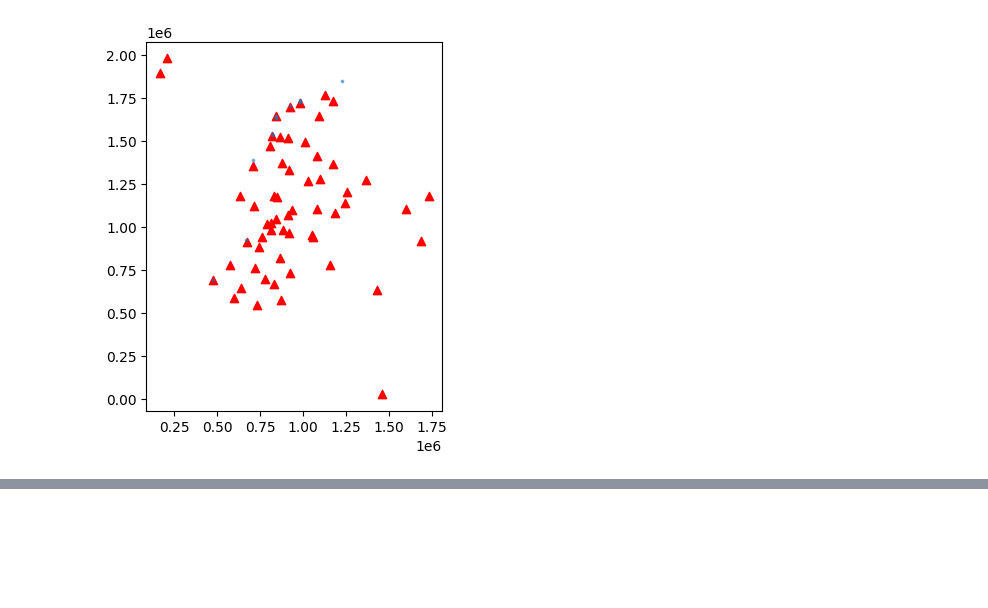
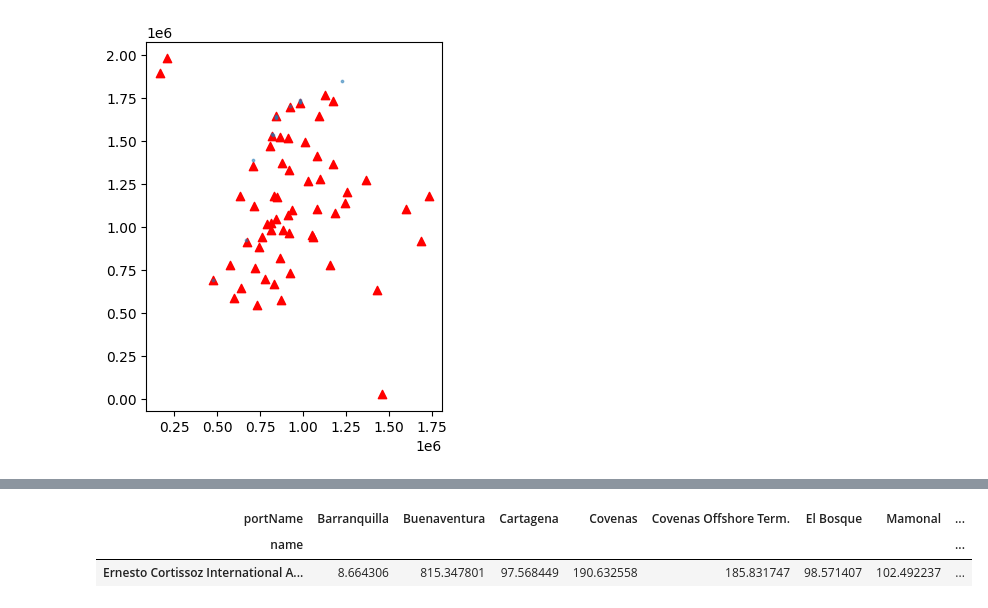
Before and after one commit to ZairaYacsavilca/efinal_parte1, a Jupyter notebook: Untitled.ipynb, the cells around one changed output, grey strips where cells are left out. Drawn from its saved outputs; the diff is of its cells as text; code cells hidden in the pictures; blank space fills up the shorter version.

```diff
--- a/Untitled.ipynb
+++ b/Untitled.ipynb
@@ -119,0 +177,3 @@ sort_index(axis=0).sort_index(axis=1)
+# %%
+matrix1=mediumAirports[mediumAirports.name.str.contains('Ernesto Cortissoz International Airport')]
+matrix1
@@ -120,4 +183,9 @@ sort_index(axis=0).sort_index(axis=1)
 # %%
-distanceMatrixKM_sea_air= seaports_col_21897.set_index('Main Port Name').geometry.apply\
-                          (lambda g: mediumAirports.set_index('name').geometry.distance(g)/1000).\
+distanceMatrixKM_sea_air2= matrix1.set_index('name').geometry.apply\
+                          (lambda g: seaports_col_21897.set_index('portName').geometry.distance(g)/1000).\
                           sort_index(axis=0).sort_index(axis=1)
+distanceMatrixKM_sea_air2
+# %% [output]
+| portName | Barranquilla | Buenaventura | Cartagena | Covenas | Covenas Offshore Term. | El Bosque | Mamonal | ... |
+| name |  |  |  |  |  |  |  | ... |
+| Ernesto Cortissoz International A... | 8.664306 | 815.347801 | 97.568449 | 190.632558 | 185.831747 | 98.571407 | 102.492237 | ... |
```
Also changed, not shown: parts of 14 cells of this notebook.
